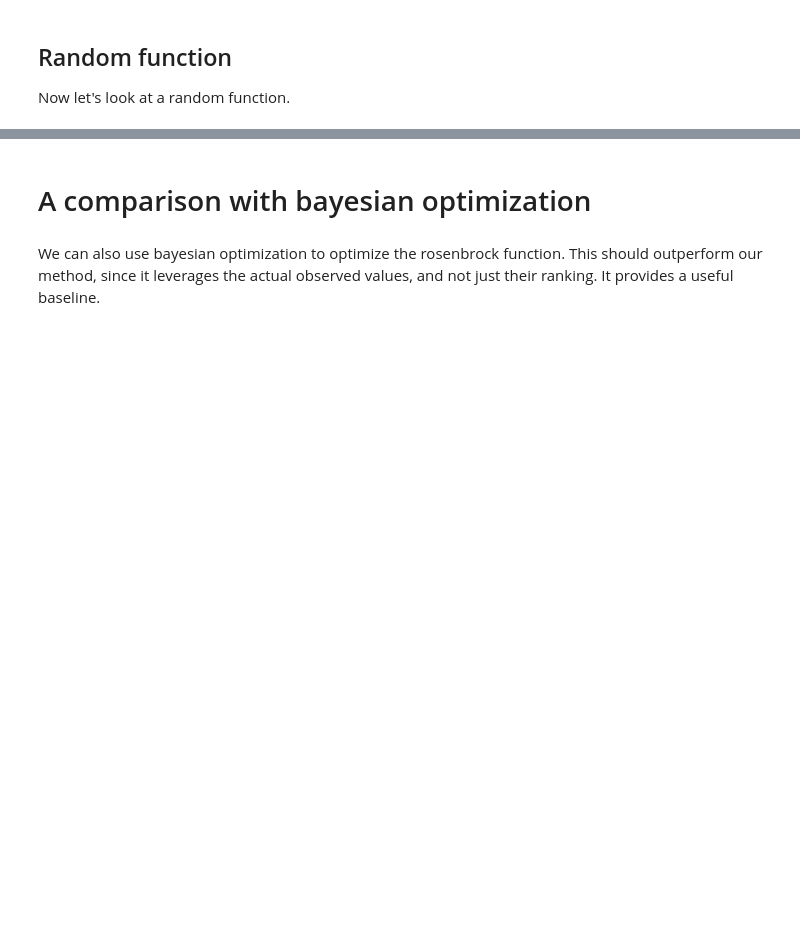
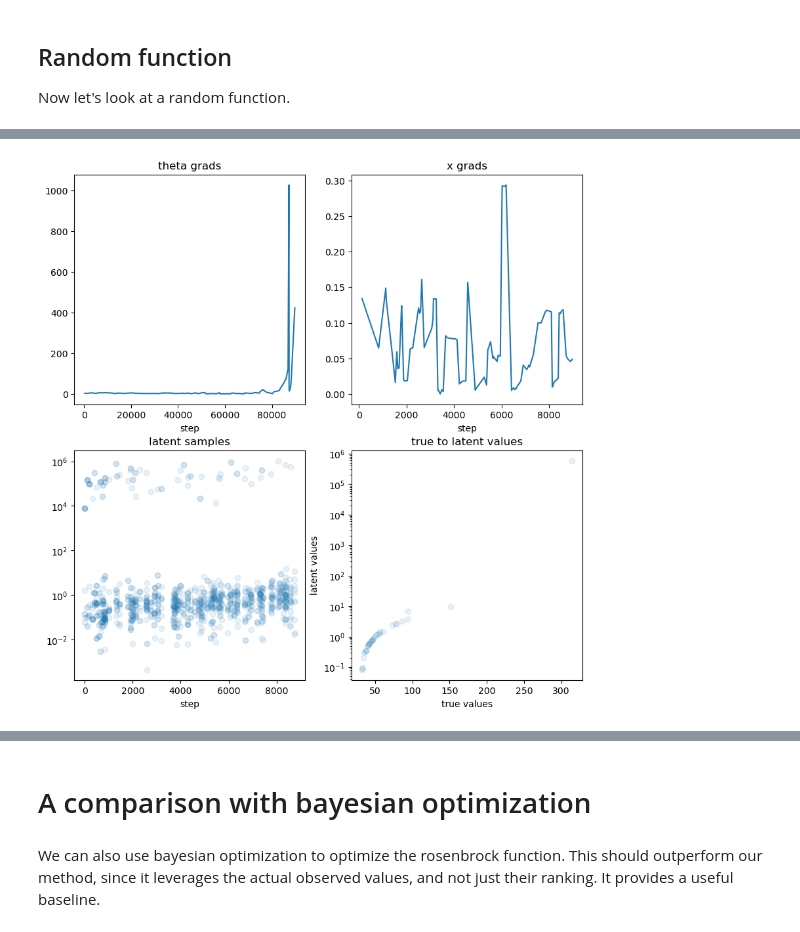
Before and after one commit to davidlibland/rank_hpo, a Jupyter notebook: notebooks/demo.ipynb, the cells around one changed output, grey strips where cells are left out. Cells and saved outputs as stored; diff of their text form; code cells hidden in the pictures; blank space fills up the shorter version.

```diff
--- a/notebooks/demo.ipynb
+++ b/notebooks/demo.ipynb
@@ -238,20 +259,25 @@ plt.title("Random function")
 # %%
 grid = torch.linspace(-10, 10, 30).reshape(-1,1).to(device=device)
 log_rho = gaussian_mixture(grid, 1.5)
 theta = torch.zeros(grid.shape[0], device=device)
 # log_rho = two_layer_mlp(1)
 # n_hidden = 32
 # theta = torch.randn(3, n_hidden, device=device)/np.sqrt(n_hidden)
 
 
-theta, xs, ys = optimize_function_langevin(
+theta, xs, ys, _ = optimize_function_langevin(
     function,
     8*torch.randn(5, 1).to(device),
     log_rho=log_rho,
     theta=theta,
     n_evals=30,
-    n_iter=300
+    n_iter=300,
+    param_temperature_range=(1, .1),
+    sample_temperature_range=(.5, .1),
+    bounds = [torch.tensor([-10.], device=device), torch.tensor([10.], device=device)]
 )
+# %% [output]
+[figure, added]
 # %%
 fig, axs = plt.subplots(1, 2, figsize=(10, 5))
 axs[0].plot(xs.cpu())
```
Also changed, not shown: parts of 16 cells of this notebook, 3 other files.
